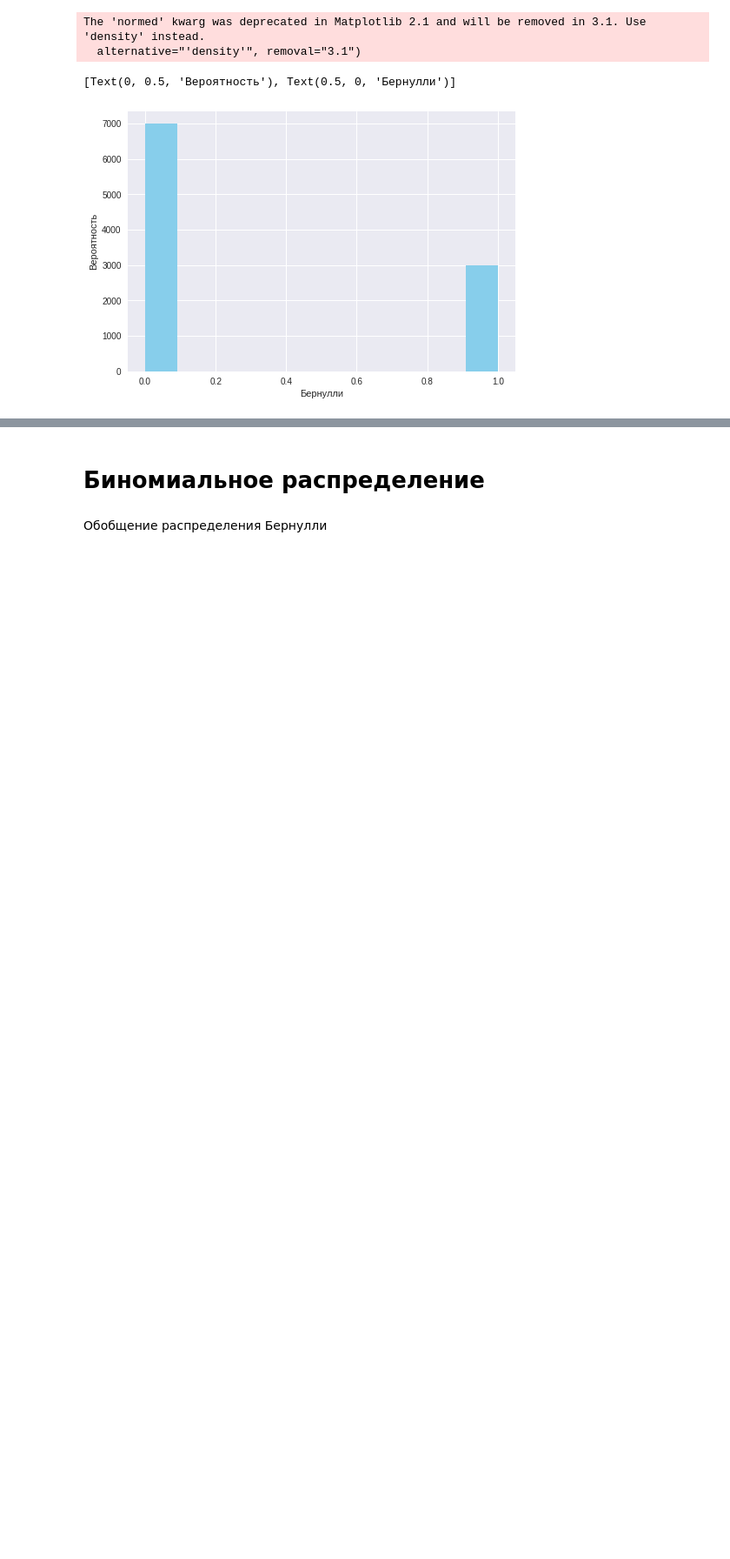
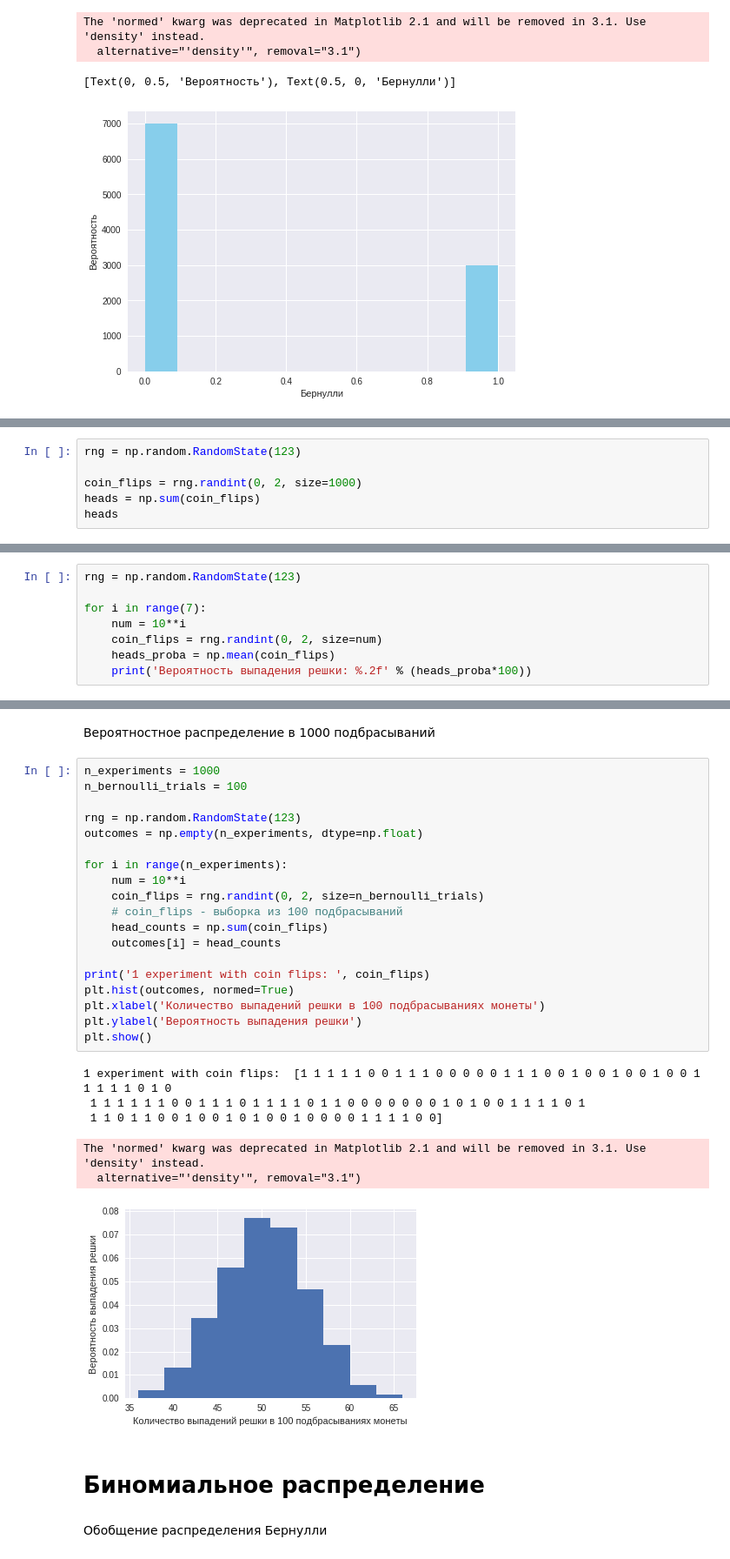
Before and after one commit to yustiks/statistics_in_python, a Jupyter notebook: statistics_3.ipynb, the cells around one changed output, grey strips where cells are left out. Shown at 87% size. Saved outputs shown, nothing was run; the diff lists cells and outputs as text; blank space fills up the shorter version.

```diff
--- a/statistics_3.ipynb
+++ b/statistics_3.ipynb
@@ -79,0 +82,6 @@ The 'normed' kwarg was deprecated in Matplotlib 2.1 and will be removed in 3.1.
+# %%
+rng = np.random.RandomState(123)
+
+coin_flips = rng.randint(0, 2, size=1000)
+heads = np.sum(coin_flips)
+heads
@@ -79,0 +92,8 @@ The 'normed' kwarg was deprecated in Matplotlib 2.1 and will be removed in 3.1.
+# %%
+rng = np.random.RandomState(123)
+
+for i in range(7):
+    num = 10**i
+    coin_flips = rng.randint(0, 2, size=num)
+    heads_proba = np.mean(coin_flips)
+    print('Вероятность выпадения решки: %.2f' % (heads_proba*100))
@@ -80,3 +108,31 @@ The 'normed' kwarg was deprecated in Matplotlib 2.1 and will be removed in 3.1.
+# %% [markdown]
+Вероятностное распределение в 1000 подбрасываний
+# %%
+n_experiments = 1000
+n_bernoulli_trials = 100
+
+rng = np.random.RandomState(123)
+outcomes = np.empty(n_experiments, dtype=np.float)
+
+for i in range(n_experiments):
+    num = 10**i
+    coin_flips = rng.randint(0, 2, size=n_bernoulli_trials)
+    # coin_flips - выборка из 100 подбрасываний
+    head_counts = np.sum(coin_flips)
+    outcomes[i] = head_counts
+
+print('1 experiment with coin flips: ', coin_flips)
+plt.hist(outcomes, normed=True)
+plt.xlabel('Количество выпадений решки в 100 подбрасываниях монеты')
+plt.ylabel('Вероятность выпадения решки')
+plt.show()
+# %% [output]
+1 experiment with coin flips:  [1 1 1 1 1 0 0 1 1 1 0 0 0 0 0 1 1 1 0 0 1 0 0 1 0 0 1 0 0 1 1 1 1 1 0 1 0
+ 1 1 1 1 1 1 0 0 1 1 1 0 1 1 1 1 0 1 1 0 0 0 0 0 0 0 1 0 1 0 0 1 1 1 1 0 1
+ 1 1 0 1 1 0 0 1 0 0 1 0 1 0 0 1 0 0 0 0 1 1 1 1 0 0]
+The 'normed' kwarg was deprecated in Matplotlib 2.1 and will be removed in 3.1. Use 'density' instead.
+  alternative="'density'", removal="3.1")
+[figure, added]
 # %% [markdown]
 # Биномиальное распределение
 # %% [markdown]
```
Also changed, not shown: parts of 12 cells of this notebook.
